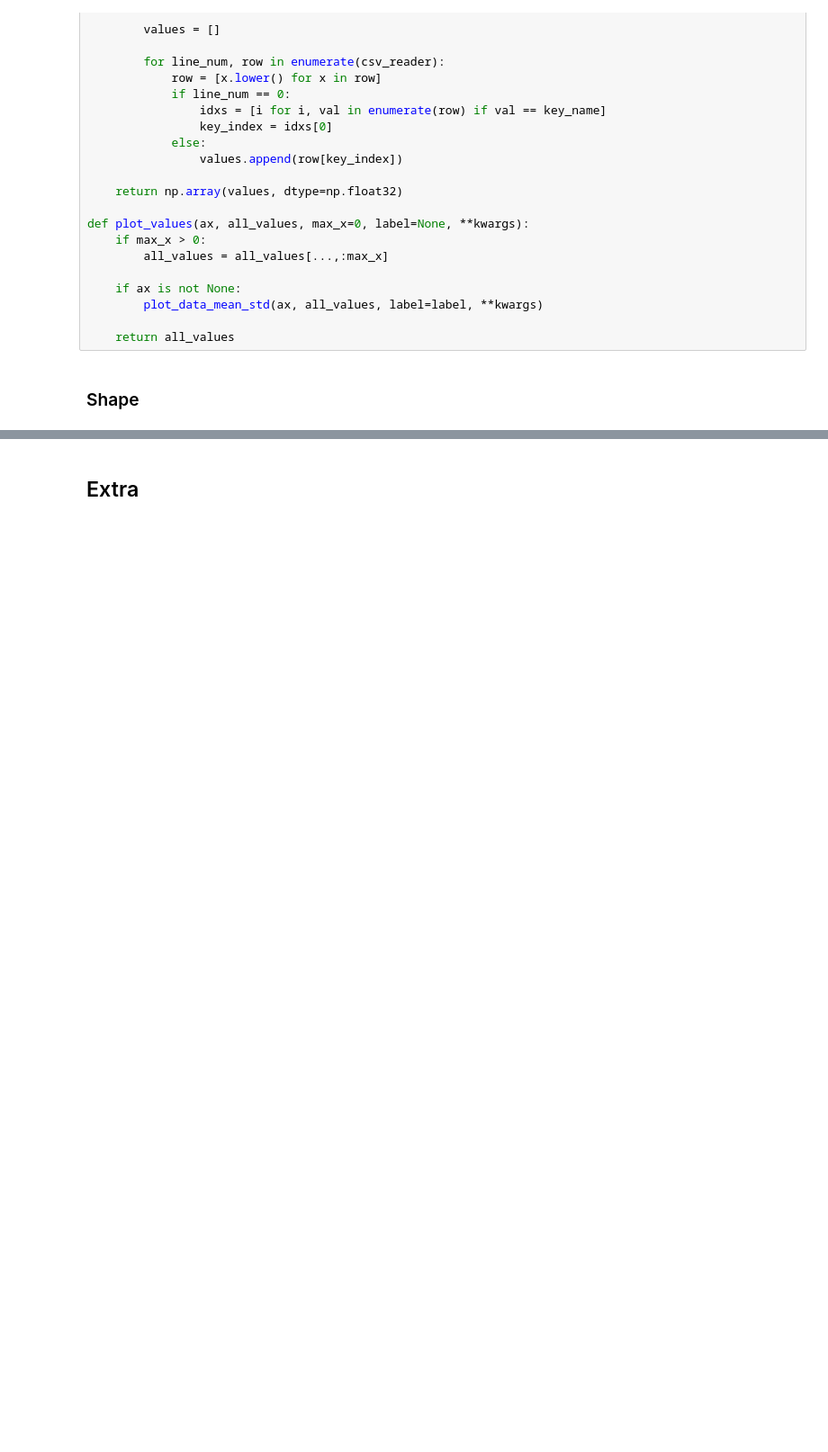
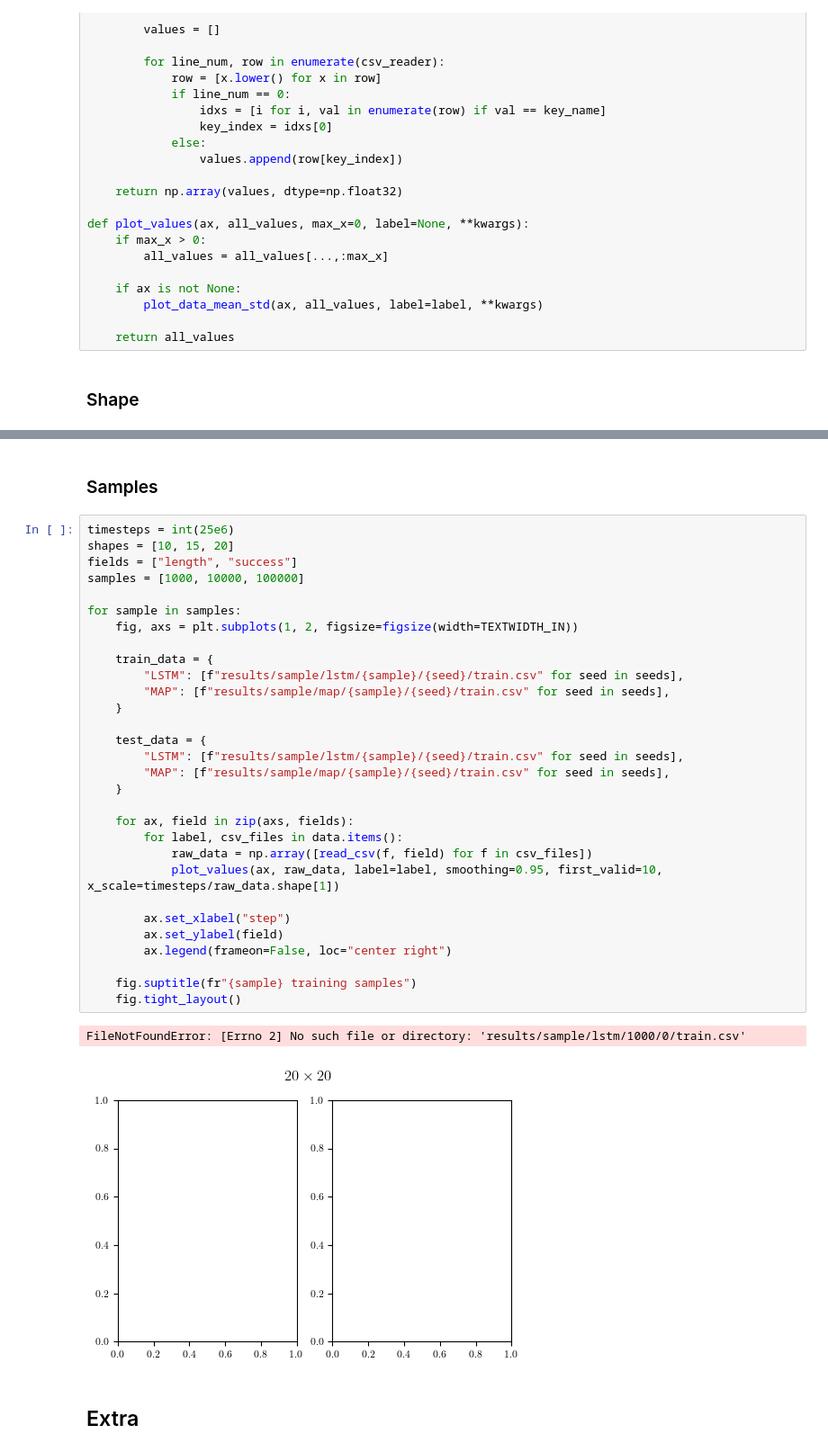
Before and after one commit to fumlig/visualsearch, a Jupyter notebook: plot.ipynb, the cells around one changed output, grey strips where cells are left out. Shown at 90% size. Saved outputs shown, nothing was run; the diff lists cells and outputs as text; blank space fills up the shorter version.

```diff
--- a/plot.ipynb
+++ b/plot.ipynb
@@ -193,3 +195,38 @@ for shape in shapes:
+# %% [markdown]
+### Samples
+# %%
+timesteps = int(25e6)
+shapes = [10, 15, 20]
+fields = ["length", "success"]
+samples = [1000, 10000, 100000]
+
+for sample in samples:
+    fig, axs = plt.subplots(1, 2, figsize=figsize(width=TEXTWIDTH_IN))
+
+    train_data = {
+        "LSTM": [f"results/sample/lstm/{sample}/{seed}/train.csv" for seed in seeds],
+        "MAP": [f"results/sample/map/{sample}/{seed}/train.csv" for seed in seeds],
+    }
+
+    test_data = {
+        "LSTM": [f"results/sample/lstm/{sample}/{seed}/train.csv" for seed in seeds],
+        "MAP": [f"results/sample/map/{sample}/{seed}/train.csv" for seed in seeds],
+    }
+
+    for ax, field in zip(axs, fields):
+        for label, csv_files in data.items():
+            raw_data = np.array([read_csv(f, field) for f in csv_files])
+            plot_values(ax, raw_data, label=label, smoothing=0.95, first_valid=10, x_scale=timesteps/raw_data.shape[1])
+
+        ax.set_xlabel("step")
+        ax.set_ylabel(field)
+        ax.legend(frameon=False, loc="center right")
+
+    fig.suptitle(fr"{sample} training samples")
+    fig.tight_layout()
+# %% [output]
+FileNotFoundError: [Errno 2] No such file or directory: 'results/sample/lstm/1000/0/train.csv'
+[figure, added]
 # %% [markdown]
 ## Extra
 # %% [markdown]
```
Also changed, not shown: parts of 2 cells of this notebook, 5 other files.
